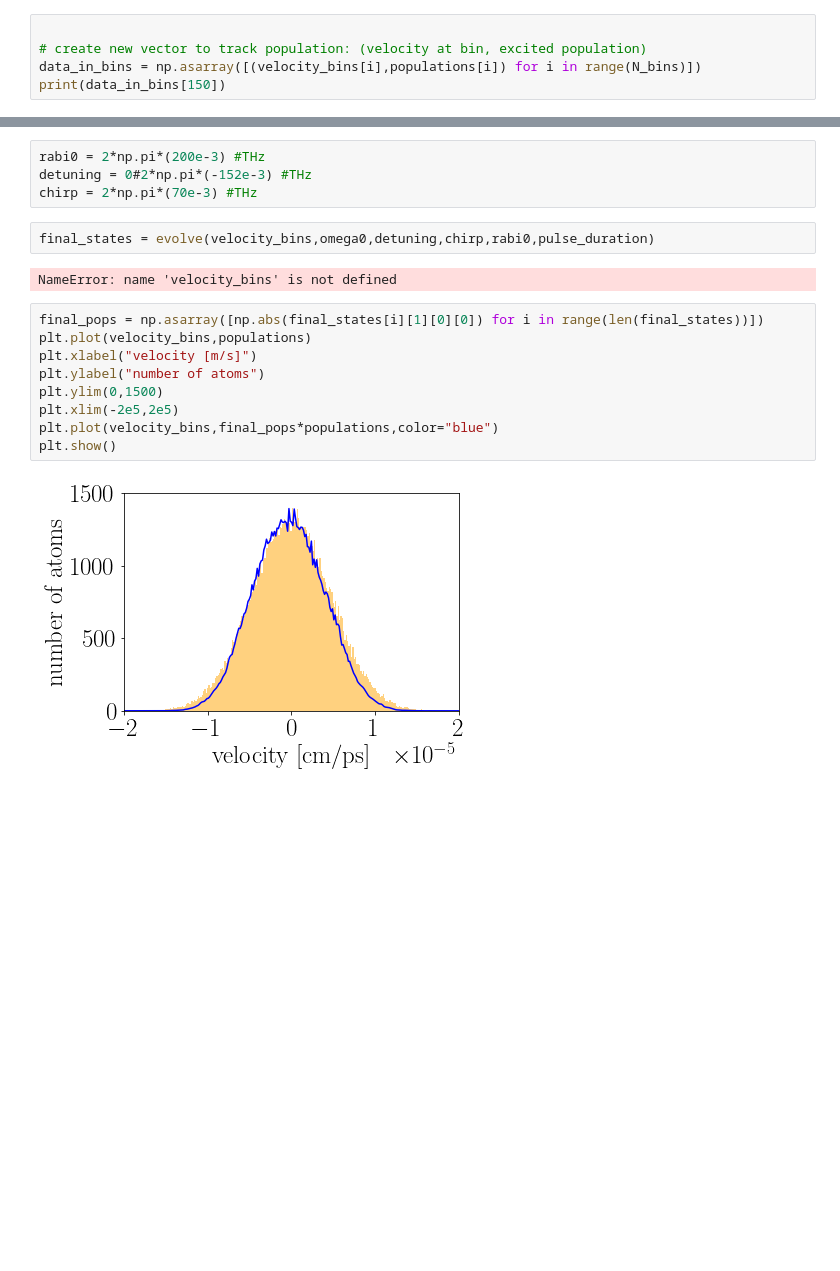
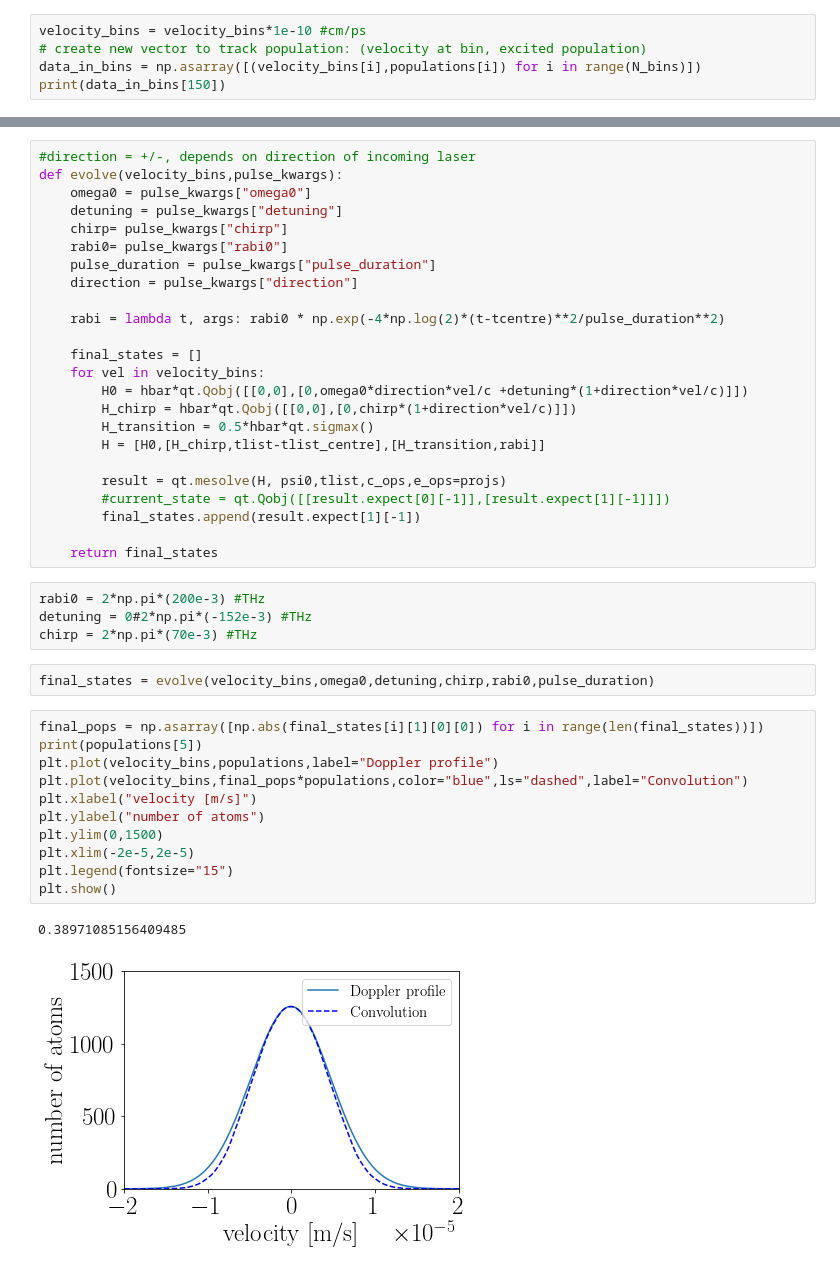
Before and after one commit to Yanaiski/master_thesis, a Jupyter notebook: basic_cmt.ipynb, the cells around one changed output, grey strips where cells are left out. Drawn from its saved outputs; the diff is of its cells as text; blank space fills up the shorter version.

```diff
--- a/basic_cmt.ipynb
+++ b/basic_cmt.ipynb
@@ -50,5 +50,5 @@ plt.show()
 # %%
-
+velocity_bins = velocity_bins*1e-10 #cm/ps
 # create new vector to track population: (velocity at bin, excited population)
 data_in_bins = np.asarray([(velocity_bins[i],populations[i]) for i in range(N_bins)])
 print(data_in_bins[150])
@@ -76,23 +76,48 @@ tcentre = 10 #ps
 tlist_centre = np.full(N_time,tcentre)
 # %% [output]
 1.498728915411178e-07 cm/ps
+# %%
+#direction = +/-, depends on direction of incoming laser
+def evolve(velocity_bins,pulse_kwargs):
+    omega0 = pulse_kwargs["omega0"]
+    detuning = pulse_kwargs["detuning"]
+    chirp= pulse_kwargs["chirp"]
+    rabi0= pulse_kwargs["rabi0"]
+    pulse_duration = pulse_kwargs["pulse_duration"]
+    direction = pulse_kwargs["direction"]
+
+    rabi = lambda t, args: rabi0 * np.exp(-4*np.log(2)*(t-tcentre)**2/pulse_duration**2)
+
+    final_states = []
+    for vel in velocity_bins:
+        H0 = hbar*qt.Qobj([[0,0],[0,omega0*direction*vel/c +detuning*(1+direction*vel/c)]])
+        H_chirp = hbar*qt.Qobj([[0,0],[0,chirp*(1+direction*vel/c)]])
+        H_transition = 0.5*hbar*qt.sigmax()
+        H = [H0,[H_chirp,tlist-tlist_centre],[H_transition,rabi]]
+
+        result = qt.mesolve(H, psi0,tlist,c_ops,e_ops=projs)
+        #current_state = qt.Qobj([[result.expect[0][-1]],[result.expect[1][-1]]])
+        final_states.append(result.expect[1][-1])
+
+    return final_states
 # %%
 rabi0 = 2*np.pi*(200e-3) #THz
 detuning = 0#2*np.pi*(-152e-3) #THz
 chirp = 2*np.pi*(70e-3) #THz
 # %%
 final_states = evolve(velocity_bins,omega0,detuning,chirp,rabi0,pulse_duration)
-# %% [output]
-NameError: name 'velocity_bins' is not defined
 # %%
 final_pops = np.asarray([np.abs(final_states[i][1][0][0]) for i in range(len(final_states))])
-plt.plot(velocity_bins,populations)
+print(populations[5])
+plt.plot(velocity_bins,populations,label="Doppler profile")
+plt.plot(velocity_bins,final_pops*populations,color="blue",ls="dashed",label="Convolution")
 plt.xlabel("velocity [m/s]")
 plt.ylabel("number of atoms")
 plt.ylim(0,1500)
-plt.xlim(-2e5,2e5)
-plt.plot(velocity_bins,final_pops*populations,color="blue")
+plt.xlim(-2e-5,2e-5)
+plt.legend(fontsize="15")
 plt.show()
 # %% [output]
+0.38971085156409485
-[figure, old version]
+[figure, new version]
 # %%
```
Also changed, not shown: parts of 14 cells of this notebook.
